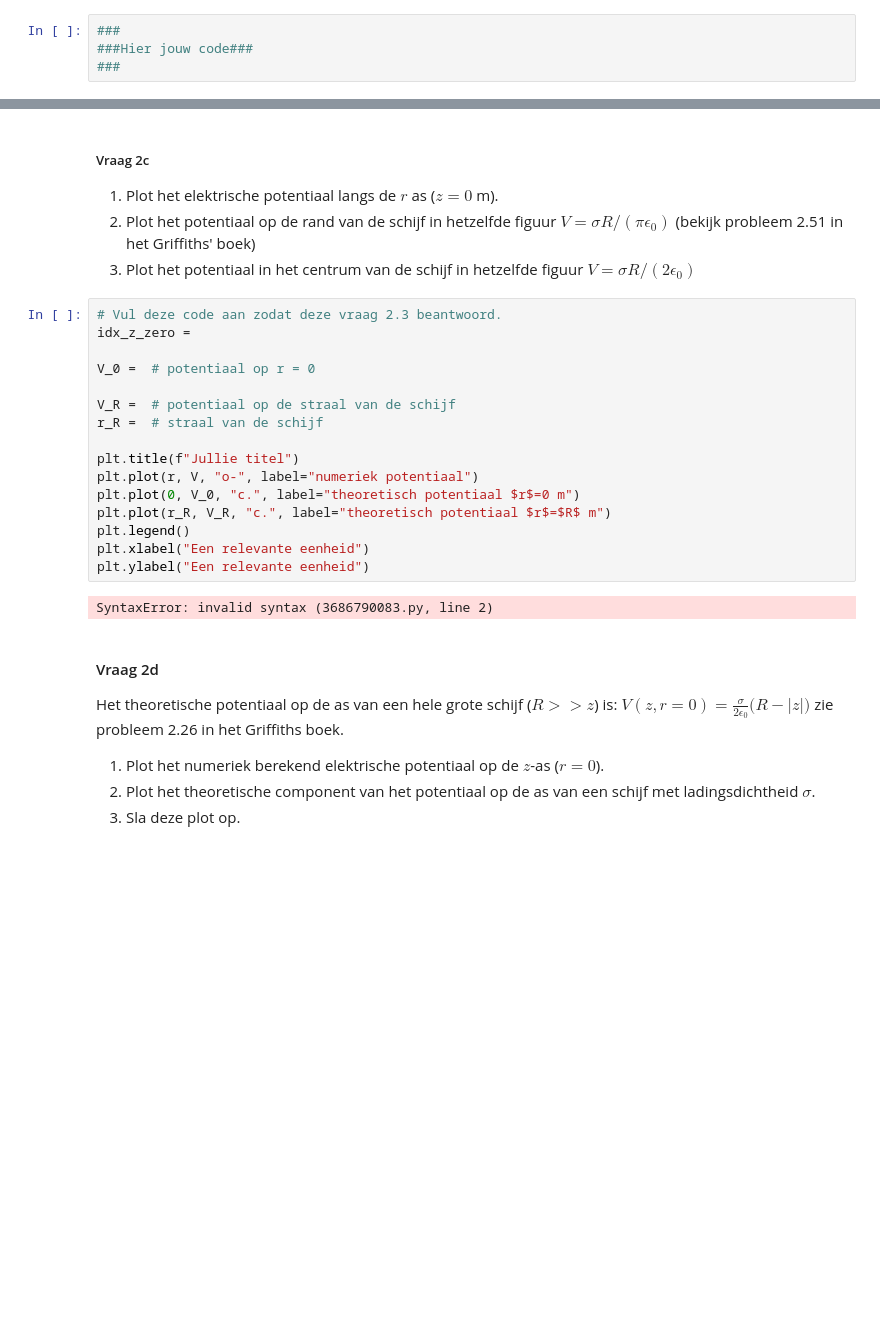
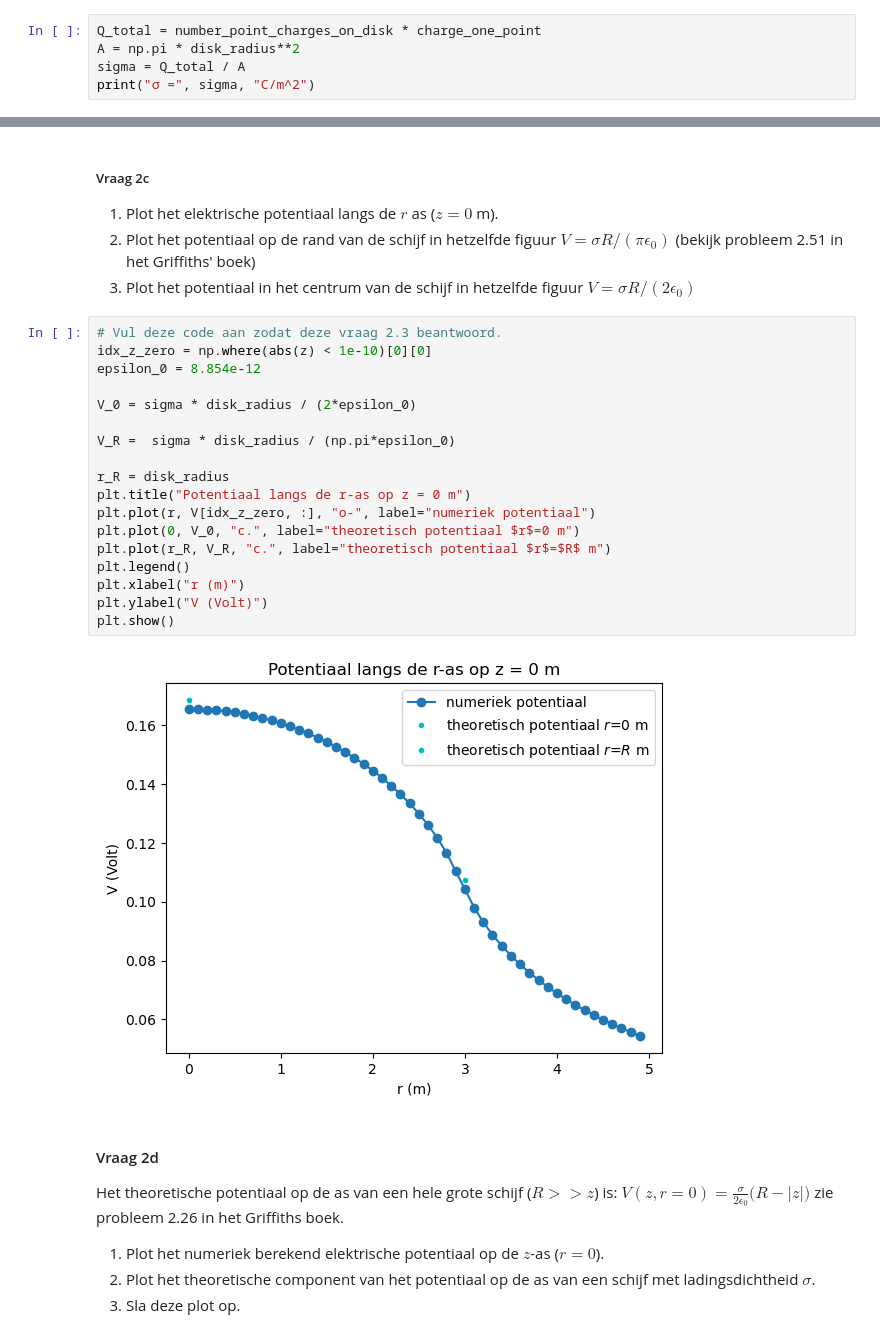
Before and after one commit to Monjano/DEF-D-MONJANO-SCHEBAL, a Jupyter notebook: DigitaleOntwerpopdrachten/1CondensatorOpdracht/CondensatorOntwerpopdracht.ipynb, the cells around one changed output, grey strips where cells are left out. Cells and saved outputs as stored; diff of their text form; blank space fills up the shorter version.

```diff
--- a/DigitaleOntwerpopdrachten/1CondensatorOpdracht/CondensatorOntwerpopdracht.ipynb
+++ b/DigitaleOntwerpopdrachten/1CondensatorOpdracht/CondensatorOntwerpopdracht.ipynb
@@ -207,6 +146,7 @@ Pas de cel die je in vraag 2a hebt aangepast weer aan naar de originele waardes.
 Het aantal punten dat gebruikt wordt om de schijf te creëren is number_point_charges_on_disk en de lading van een punt is charge_one_point in Coulomb.
 1. Bereken en print de ladingsdichtheid $\sigma$ met een correcte eenheid.
 # %%
-###
-###Hier jouw code###
-###
+Q_total = number_point_charges_on_disk * charge_one_point
+A = np.pi * disk_radius**2
+sigma = Q_total / A
+print("σ =", sigma, "C/m^2")
@@ -219,22 +161,24 @@ Het aantal punten dat gebruikt wordt om de schijf te creëren is number_point_ch
 3. Plot het potentiaal in het centrum van de schijf in hetzelfde figuur $V = \sigma R/(2 \epsilon_0)$
 # %%
 # Vul deze code aan zodat deze vraag 2.3 beantwoord.
-idx_z_zero =
+idx_z_zero = np.where(abs(z) < 1e-10)[0][0]
+epsilon_0 = 8.854e-12
 
-V_0 =  # potentiaal op r = 0
+V_0 = sigma * disk_radius / (2*epsilon_0)
 
-V_R =  # potentiaal op de straal van de schijf
-r_R =  # straal van de schijf
+V_R =  sigma * disk_radius / (np.pi*epsilon_0)
 
-plt.title(f"Jullie titel")
-plt.plot(r, V, "o-", label="numeriek potentiaal")
+r_R = disk_radius
+plt.title("Potentiaal langs de r-as op z = 0 m")
+plt.plot(r, V[idx_z_zero, :], "o-", label="numeriek potentiaal")
 plt.plot(0, V_0, "c.", label="theoretisch potentiaal $r$=0 m")
 plt.plot(r_R, V_R, "c.", label="theoretisch potentiaal $r$=$R$ m")
 plt.legend()
-plt.xlabel("Een relevante eenheid")
-plt.ylabel("Een relevante eenheid")
+plt.xlabel("r (m)")
+plt.ylabel("V (Volt)")
+plt.show()
 # %% [output]
-SyntaxError: invalid syntax (3686790083.py, line 2)
+[figure, added]
 # %% [markdown]
 #### Vraag 2d
 
```
Also changed, not shown: parts of 15 cells of this notebook.
